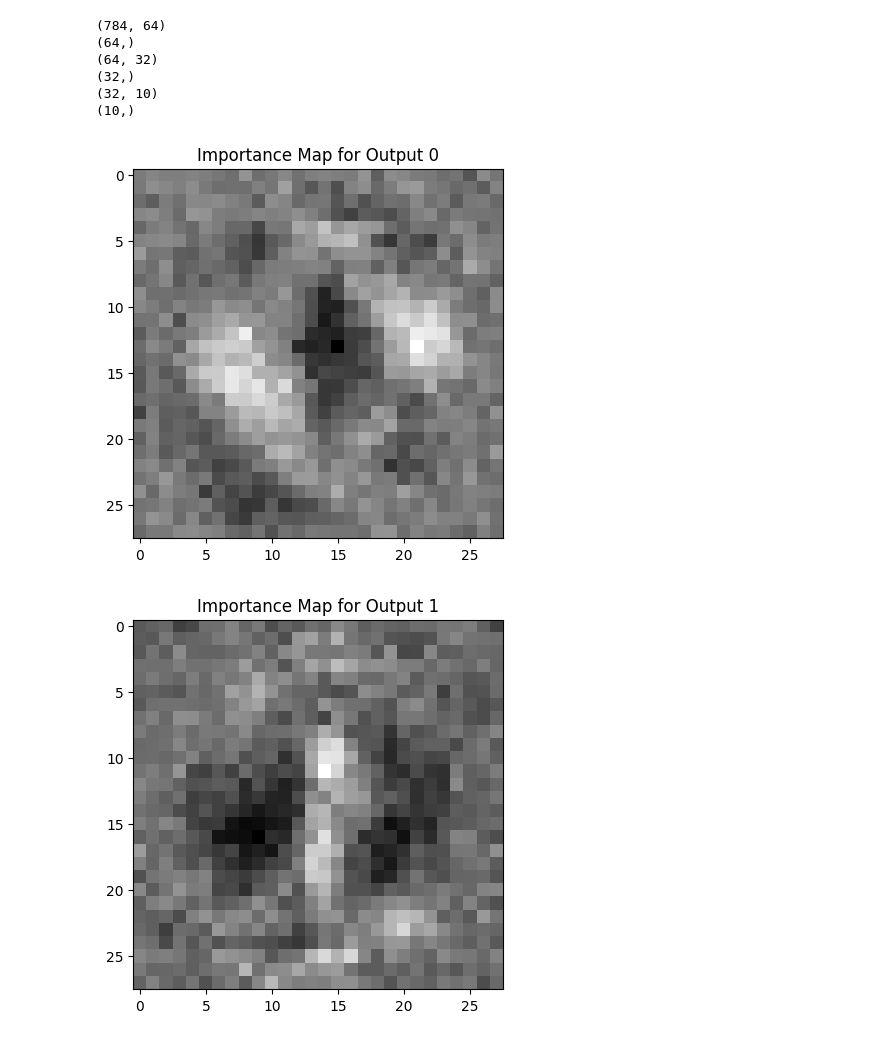
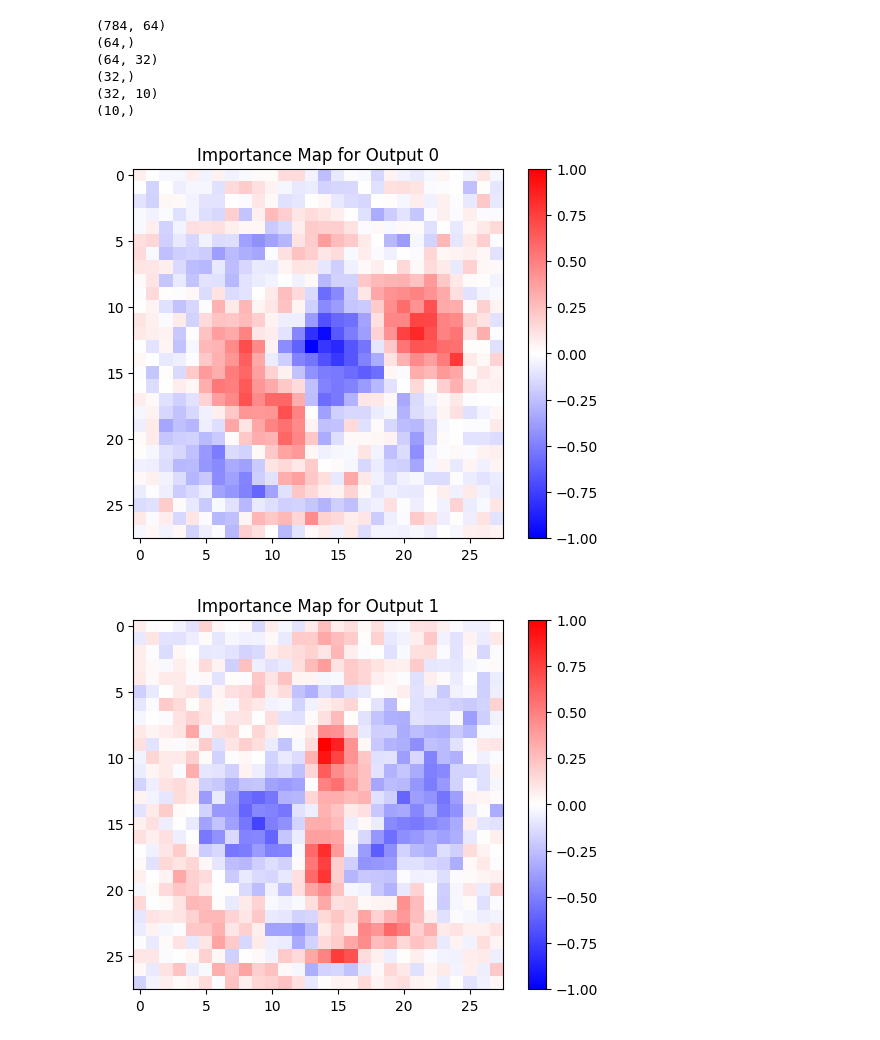
Before and after one commit to LuckierBread/Neural-Network-Learning-Visualization, a Jupyter notebook: Learning Visualization.ipynb, the cells around one changed output. Cells and saved outputs as stored; diff of their text form; code cells hidden in the pictures.

```diff
--- a/Learning Visualization.ipynb
+++ b/Learning Visualization.ipynb
@@ -187,38 +187,38 @@ for layer_weights in weights:
 # %%
 import numpy as np
 import matplotlib.pyplot as plt
 
 # Assuming 'weights' is a list of the model's weights and biases interleaved
 weights = model.get_weights()
 
 for output_mask in range(10):
     # Extract weights for each layer
     W3 = weights[-2]   # Weights from 2nd hidden layer to output, shape (64, 10)
     W2 = weights[-4]   # Weights from 1st hidden layer to 2nd hidden layer, shape (64, 64)
     W1 = weights[-6]   # Weights from input to 1st hidden layer, shape (784, 64)
 
     # Extract biases for each layer
     b3 = weights[-1]   # Biases for output layer, shape (10,)
     b2 = weights[-3]   # Biases for 2nd hidden layer, shape (64,)
     b1 = weights[-5]   # Biases for 1st hidden layer, shape (64,)
 
     # Calculate importance for the output neuron 'output_mask'
     third_importance = W3[:, output_mask]   # Weights for the specific output neuron, shape (64,)
 
     # Propagate importance back through the network
     second_importance = np.dot(W2, third_importance)  # Shape (64,)
     first_importance = np.dot(W1, second_importance)  # Shape (784,)
 
-    # Normalize the input importance
-    data_max = np.max(first_importance)
-    data_min = np.min(first_importance)
-    input_importance = (first_importance - data_min) / (data_max - data_min)
-    input_importance = input_importance * 255
+    # Normalize the input importance between -1 and 1
+    max_abs_value = np.max(np.abs(first_importance))
+    input_importance = first_importance / max_abs_value
 
-    # Plot the importance map
-    plt.imshow(input_importance.reshape(28, 28), cmap='gray')
+    # Plot the importance map with a diverging colormap
+    plt.imshow(input_importance.reshape(28, 28), cmap='bwr', vmin=-1, vmax=1)
+    plt.colorbar()
     plt.title(f'Importance Map for Output {output_mask}')
+    plt.savefig(f'importance_map_output_{output_mask}.png')
     plt.show()
 # %% [output]
-[figure, old version]
+[figure, new version]
-[figure, old version]
+[figure, new version]
```
Also changed, not shown: parts of 4 cells of this notebook, 30 other files.
